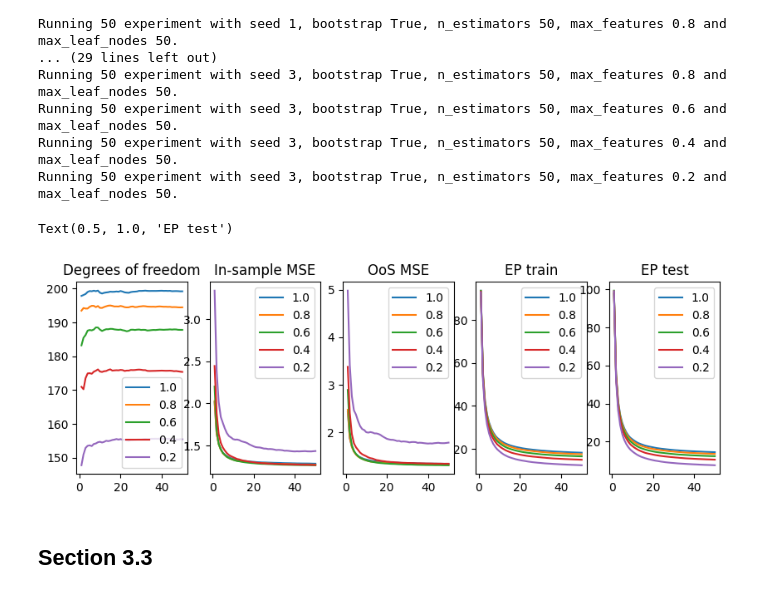
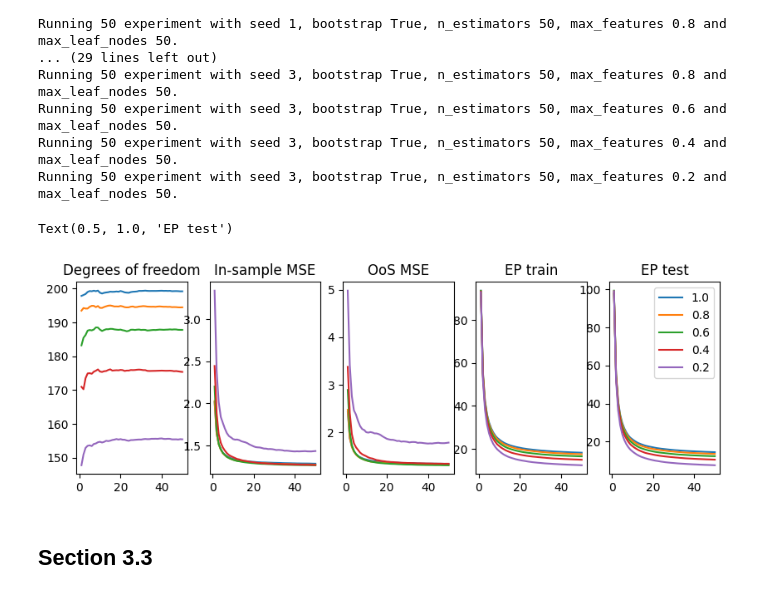
Before and after one commit to AliciaCurth/understanding-random-forests, a Jupyter notebook: replicate_experiments_sim.ipynb, the cells around one changed output. Drawn from its saved outputs; the diff is of its cells as text; code cells hidden in the pictures.

```diff
--- a/replicate_experiments_sim.ipynb
+++ b/replicate_experiments_sim.ipynb
@@ -120,13 +120,13 @@ res_mean = res.groupby(['max_leaf_nodes', 'n_estimators'])[['mse_test', 'ep_trai
 
 plt.figure(figsize=(7, 3))
 plt.subplot(1, 2, 1)
-for d in depths:
+for d in boosting_depths:
     res_sel = res_mean[res_mean['max_leaf_nodes']==d]
     plt.plot(res_sel['n_estimators'], res_sel['ep_test'], label=f'{d}')
 plt.title('Effective params (test)')
 
 plt.subplot(1, 2, 2)
-for d in depths:
+for d in boosting_depths:
     res_sel = res_mean[res_mean['max_leaf_nodes']==d]
     plt.plot(res_sel['n_estimators'], res_sel['mse_test'], label=f'{d}')
 plt.legend()
@@ -172,40 +172,36 @@ plt.subplot(1, 5, 1)
 for f in features:
     res_sel = res_mean_sel[res_mean_sel['max_features']==f]
     plt.plot(res_sel['n_estimators'], res_sel['dof'], label=f'{f}')
-plt.legend()
 plt.title('Degrees of freedom')
 
 plt.subplot(1, 5, 2)
 for f in features:
     res_sel = res_mean_sel[res_mean_sel['max_features']==f]
     plt.plot(res_sel['n_estimators'], res_sel['mse_train_resamp'], label=f'{f}')
-plt.legend()
 plt.title('In-sample MSE')
 
 plt.subplot(1, 5, 3)
 for f in features:
     res_sel = res_mean_sel[res_mean_sel['max_features']==f]
     plt.plot(res_sel['n_estimators'], res_sel['mse_test'], label=f'{f}')
-plt.legend()
 plt.title('OoS MSE')
 
 
 plt.subplot(1, 5, 4)
 for f in features:
     res_sel = res_mean_sel[res_mean_sel['max_features']==f]
     plt.plot(res_sel['n_estimators'], res_sel['ep_train'], label=f'{f}')
-plt.legend()
 plt.title('EP train')
 
 plt.subplot(1, 5, 5)
 for f in features:
     res_sel = res_mean_sel[res_mean_sel['max_features']==f]
     plt.plot(res_sel['n_estimators'], res_sel['ep_test'], label=f'{f}')
 plt.legend()
 plt.title('EP test')
 # %% [output]
 Text(0.5, 1.0, 'EP test')
-[figure, old version]
+[figure, new version]
 # %% [markdown]
 ## Section 3.3
 # %%
```
Also changed, not shown: parts of 2 cells of this notebook.
